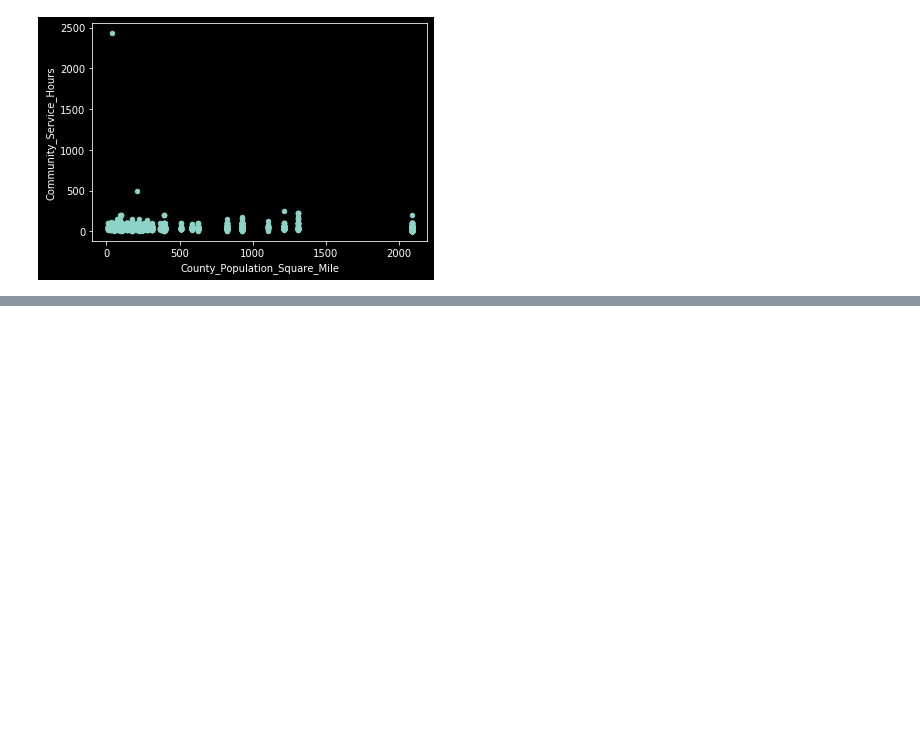
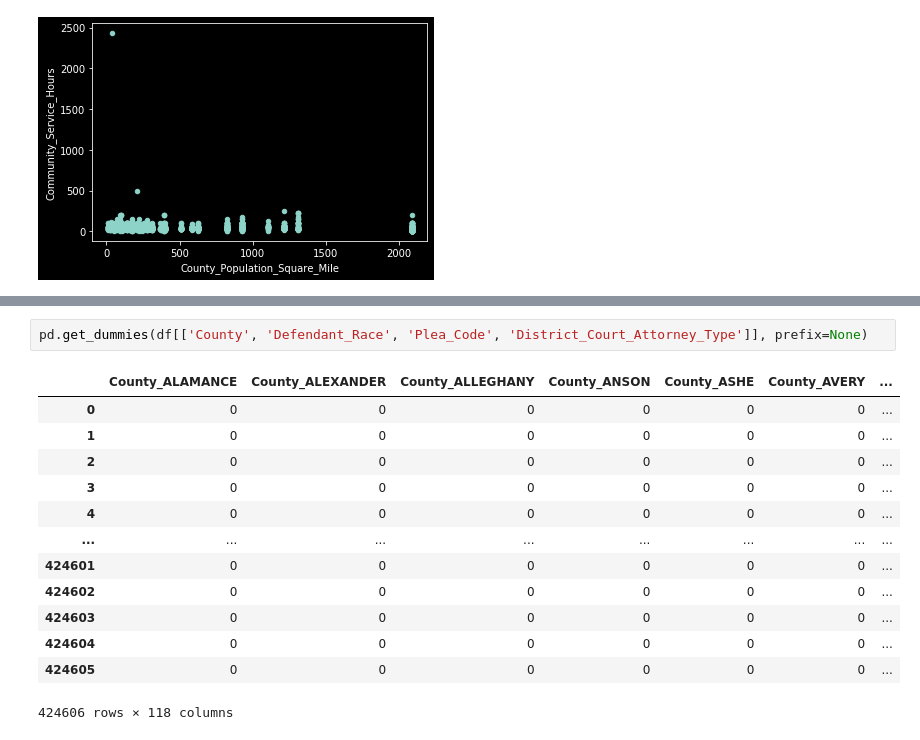
Before and after one commit to jackmoody11/poli490h, a Jupyter notebook: src/clean.ipynb, the cells around one changed output, grey strips where cells are left out. Cells and saved outputs as stored; diff of their text form; blank space fills up the shorter version.

```diff
--- a/src/clean.ipynb
+++ b/src/clean.ipynb
@@ -367,0 +380,16 @@ pd.to_datetime(df['Filing_Date'])
+# %%
+pd.get_dummies(df[['County', 'Defendant_Race', 'Plea_Code', 'District_Court_Attorney_Type']], prefix=None)
+# %% [output]
+|  | County_ALAMANCE | County_ALEXANDER | County_ALLEGHANY | County_ANSON | County_ASHE | County_AVERY | ... |
+| 0 | 0 | 0 | 0 | 0 | 0 | 0 | ... |
+| 1 | 0 | 0 | 0 | 0 | 0 | 0 | ... |
+| 2 | 0 | 0 | 0 | 0 | 0 | 0 | ... |
+| 3 | 0 | 0 | 0 | 0 | 0 | 0 | ... |
+| 4 | 0 | 0 | 0 | 0 | 0 | 0 | ... |
+| ... | ... | ... | ... | ... | ... | ... | ... |
+| 424601 | 0 | 0 | 0 | 0 | 0 | 0 | ... |
+| 424602 | 0 | 0 | 0 | 0 | 0 | 0 | ... |
+| 424603 | 0 | 0 | 0 | 0 | 0 | 0 | ... |
+| 424604 | 0 | 0 | 0 | 0 | 0 | 0 | ... |
+| 424605 | 0 | 0 | 0 | 0 | 0 | 0 | ... |
+424606 rows × 118 columns
```
Also changed, not shown: parts of 3 cells of this notebook.
